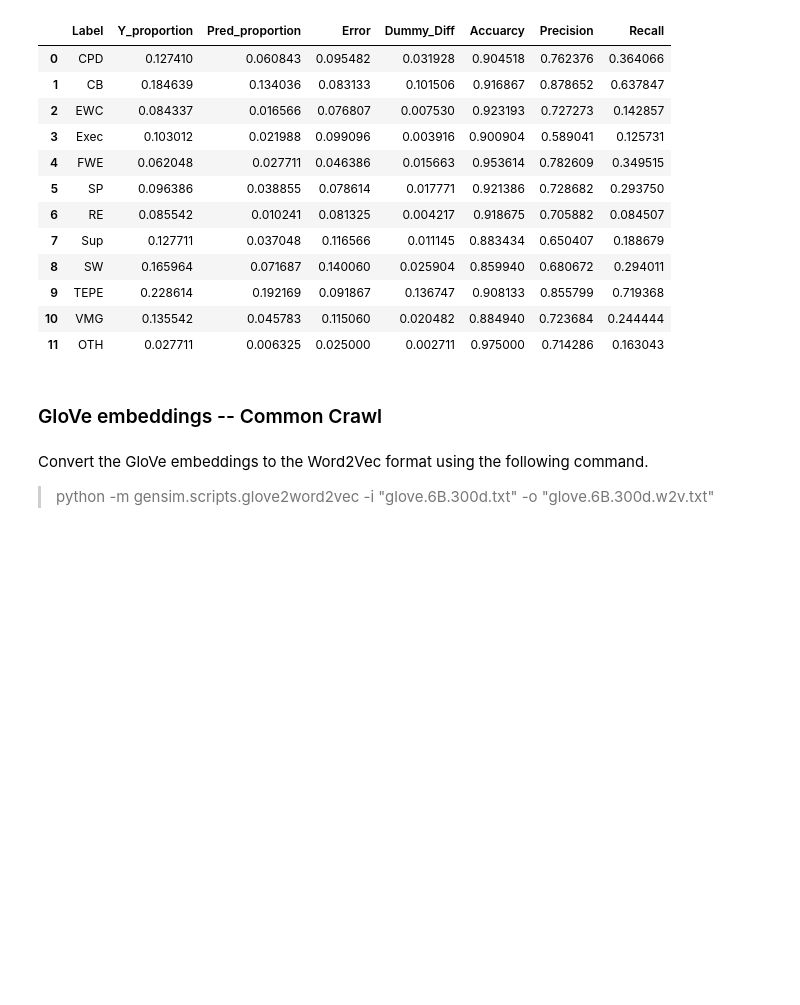
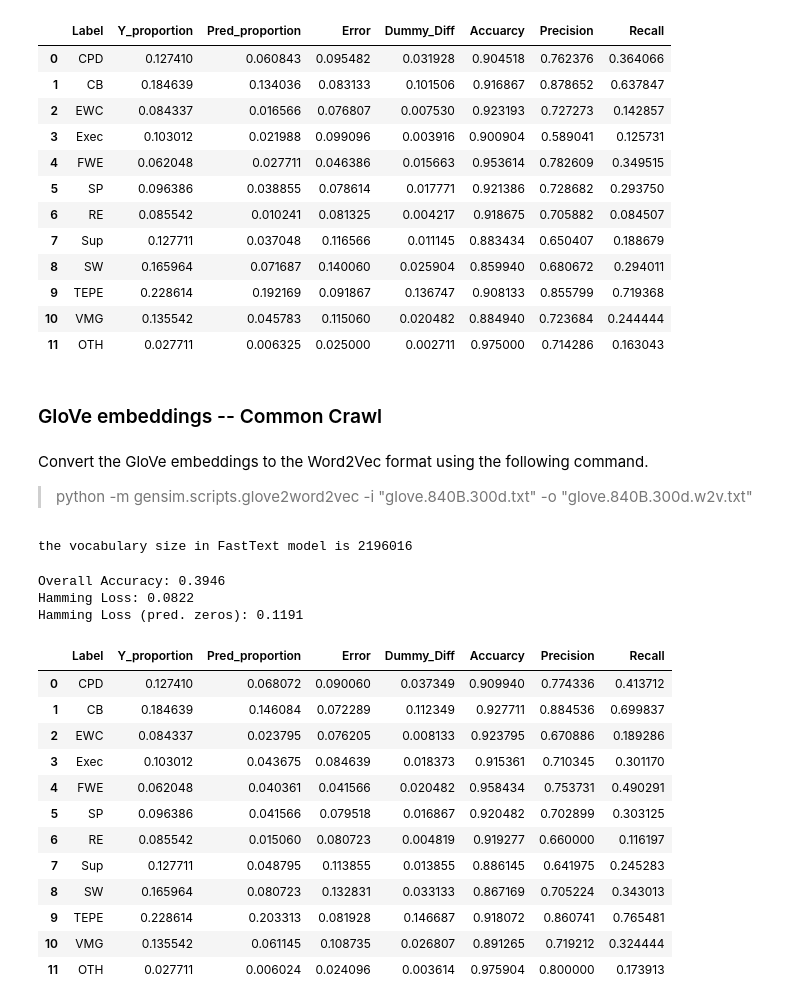
Before and after one commit to Jamienie/mds_capstone_bcstats, a Jupyter notebook: notebooks/03-fn-word-embeddings-exploration.ipynb, the cells around one changed output. Drawn from its saved outputs; the diff is of its cells as text; code cells hidden in the pictures; blank space fills up the shorter version.

Commit message:
added 840B embedding

```diff
--- a/notebooks/03-fn-word-embeddings-exploration.ipynb
+++ b/notebooks/03-fn-word-embeddings-exploration.ipynb
@@ -146,5 +150,7 @@ Hamming Loss (pred. zeros): 0.1191
 Convert the GloVe embeddings to the Word2Vec format using the following command.
 >python -m gensim.scripts.glove2word2vec -i "glove.6B.300d.txt" -o "glove.6B.300d.w2v.txt"
 # %%
-glove_6B_model = KeyedVectors.load_word2vec_format('references/pretrained_embeddings/glove.6B/glove.6B.300d.w2v.txt', binary=False)  # C text format
+glove_6B_model = KeyedVectors.load_word2vec_format(
+    'references/pretrained_embeddings/glove.6B/glove.6B.300d.w2v.txt',
+    binary=False)  # C text format
 # %%
@@ -189,4 +195,45 @@ Hamming Loss (pred. zeros): 0.1191
 # %% [markdown]
 Convert the GloVe embeddings to the Word2Vec format using the following command.
 
->python -m gensim.scripts.glove2word2vec -i "glove.6B.300d.txt" -o "glove.6B.300d.w2v.txt"
+>python -m gensim.scripts.glove2word2vec -i "glove.840B.300d.txt" -o "glove.840B.300d.w2v.txt"
+# %%
+glove_840B_model = KeyedVectors.load_word2vec_format(
+    'references/pretrained_embeddings/glove.840B.300d/glove.840B.300d.w2v.txt',
+    binary=False)  # C text format
+# %%
+# get the vacabulary size of the glove_840B_model
+print("the vocabulary size in FastText model is",len(glove_840B_model.wv.vocab))
+# %% [output]
+the vocabulary size in FastText model is 2196016
+# %%
+# Build average word vectors to train on
+X_wv_840B = np.array([get_average_embeddings(sentence, embeddings_index=glove_840B_model,
+                                             n_features=300) for sentence in sentences])
+Y_840B = np.array(df_2018.loc[:,"CPD":"OTH"])
+
+X_train_840B, X_valid_840B, Y_train_840B, Y_valid_840B = train_test_split(X_wv_840B, Y_840B,
+                                                            test_size=0.25,
+                                                            random_state=2019)
+# %%
+classifier = BinaryRelevance(classifier=LinearSVC())
+classifier.fit(X_train_840B,Y_train_840B)
+prediction = classifier.predict(X_valid_840B).toarray()
+# %%
+theme_results(Y_valid_840B,prediction)
+# %% [output]
+Overall Accuracy: 0.3946
+Hamming Loss: 0.0822
+Hamming Loss (pred. zeros): 0.1191
+|  | Label | Y_proportion | Pred_proportion | Error | Dummy_Diff | Accuarcy | Precision | Recall |
+| 0 | CPD | 0.127410 | 0.068072 | 0.090060 | 0.037349 | 0.909940 | 0.774336 | 0.413712 |
+| 1 | CB | 0.184639 | 0.146084 | 0.072289 | 0.112349 | 0.927711 | 0.884536 | 0.699837 |
+| 2 | EWC | 0.084337 | 0.023795 | 0.076205 | 0.008133 | 0.923795 | 0.670886 | 0.189286 |
+| 3 | Exec | 0.103012 | 0.043675 | 0.084639 | 0.018373 | 0.915361 | 0.710345 | 0.301170 |
+| 4 | FWE | 0.062048 | 0.040361 | 0.041566 | 0.020482 | 0.958434 | 0.753731 | 0.490291 |
+| 5 | SP | 0.096386 | 0.041566 | 0.079518 | 0.016867 | 0.920482 | 0.702899 | 0.303125 |
+| 6 | RE | 0.085542 | 0.015060 | 0.080723 | 0.004819 | 0.919277 | 0.660000 | 0.116197 |
+| 7 | Sup | 0.127711 | 0.048795 | 0.113855 | 0.013855 | 0.886145 | 0.641975 | 0.245283 |
+| 8 | SW | 0.165964 | 0.080723 | 0.132831 | 0.033133 | 0.867169 | 0.705224 | 0.343013 |
+| 9 | TEPE | 0.228614 | 0.203313 | 0.081928 | 0.146687 | 0.918072 | 0.860741 | 0.765481 |
+| 10 | VMG | 0.135542 | 0.061145 | 0.108735 | 0.026807 | 0.891265 | 0.719212 | 0.324444 |
+| 11 | OTH | 0.027711 | 0.006024 | 0.024096 | 0.003614 | 0.975904 | 0.800000 | 0.173913 |
```
Also changed, not shown: parts of 4 cells of this notebook.
